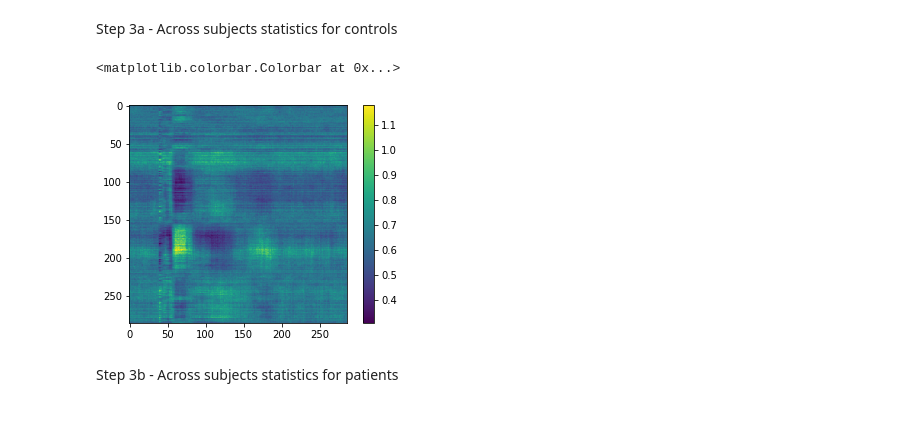
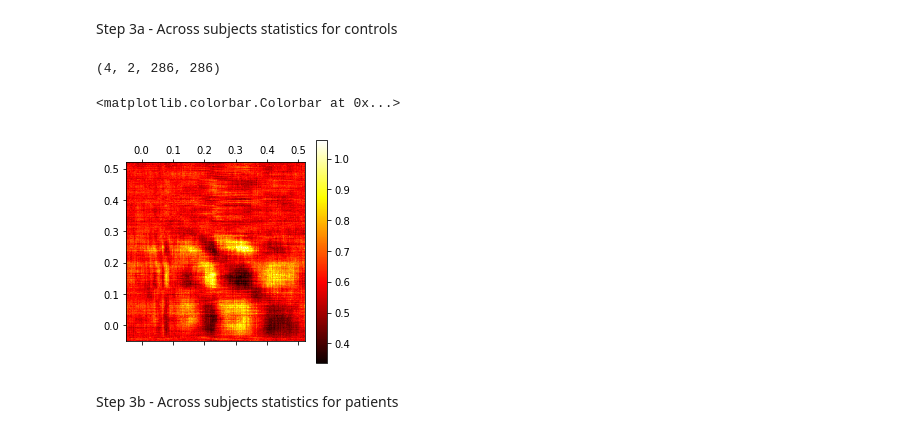
Before and after one commit to nicofarr/pd_osc_decoding, a Jupyter notebook: MNE-Statistics.ipynb, the cells around one changed output. Cells and saved outputs as stored; diff of their text form; code cells hidden in the pictures.

```diff
--- a/MNE-Statistics.ipynb
+++ b/MNE-Statistics.ipynb
@@ -55,6 +55,7 @@ Step 1 - Analysis of "Diagonal" Classification
 def diagonal_group(subjlist,statspath):
 
 
+    diag_sig_fdr_all = []
     for subj in subjlist:
         cursubj = os.path.join(statspath,subj)
         curpvals = np.load(cursubj)['pval'].mean(axis=1) # Calculating mean p-value accross CV splits
@@ -65,7 +66,11 @@ def diagonal_group(subjlist,statspath):
             H,p,_,_=multitest.multipletests(curdiag,method='fdr_bh')
             diag_sig_fdr.append(H)
 
-        return np.stack(diag_sig_fdr)
+        diag_sig_fdr_all.append(np.stack(diag_sig_fdr))
+
+
+
+    return np.sum(np.stack(diag_sig_fdr_all),axis=0)
 # %%
 diag_sig_fdr_controls = diagonal_group(controls_id,statspath)
 diag_sig_fdr_patients = diagonal_group(patients_id,statspath)
@@ -187,12 +186,19 @@ for curtp_ind in [175,200,225]:
 # %% [markdown]
 Step 3a - Across subjects statistics for controls
 # %%
-for subj in allsubj[8:9]:
+for subj in controls_id:
     cursubj = os.path.join(statspath,subj)
-    curpvals = np.load(cursubj)['proba'].mean(axis=1) # Calculating mean p-value accross CV splits
+    curpvals = np.load(cursubj)['proba'].mean(axis=1)
+# %%
+timepoints = np.array([ timevec[0],  timevec[-1],   timevec[0],  timevec[-1]])
+# %%
+curpvals.shape
+# %% [output]
+(4, 2, 286, 286)
 # %%
-plt.imshow(-np.log10(curpvals[0][1]))
+plt.matshow(-np.log10(curpvals[0][0]),extent=timepoints,cmap=plt.cm.hot)
+
 plt.colorbar()
 # %% [output]
 <matplotlib.colorbar.Colorbar at 0x...>
-[figure, old version]
+[figure, new version]
```
Also changed, not shown: parts of 4 cells of this notebook.
